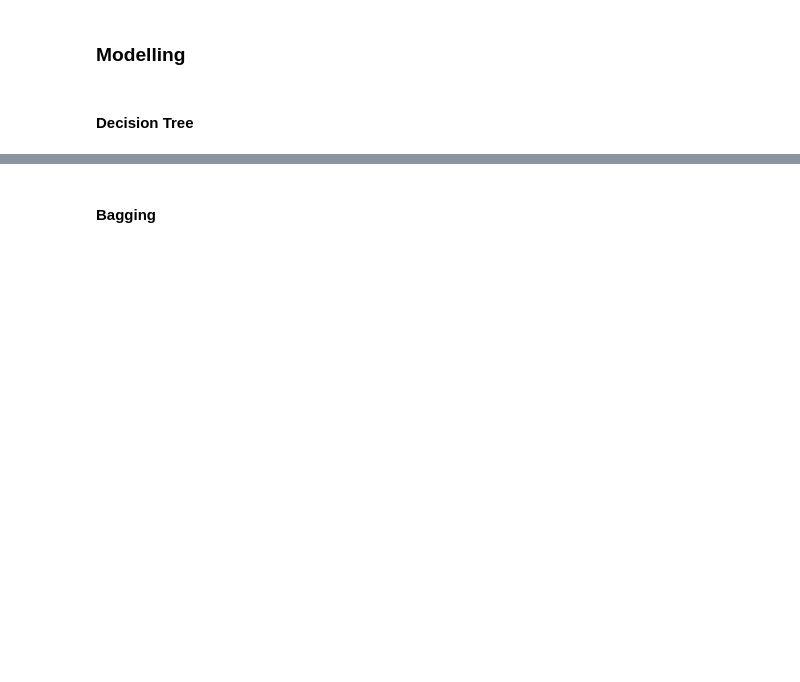
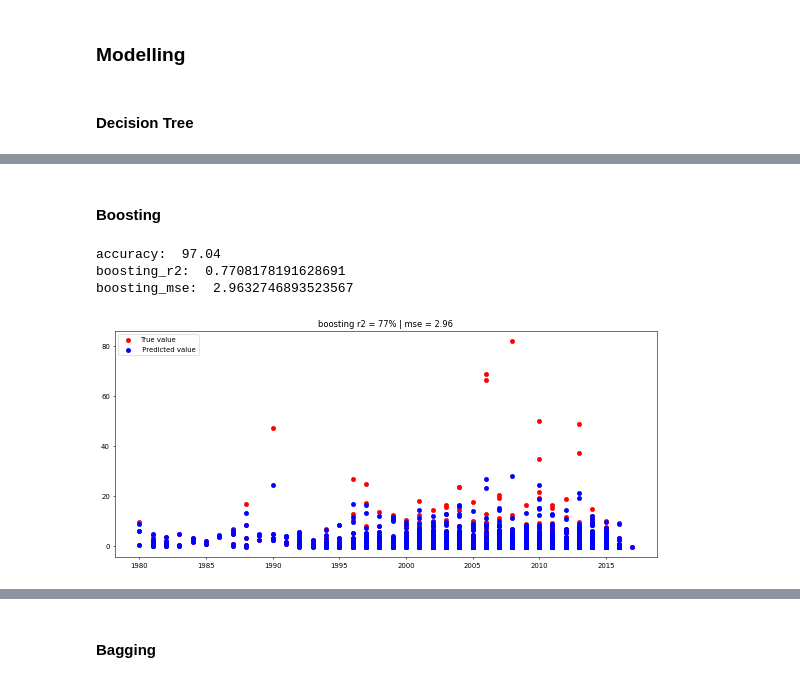
Before and after one commit to RageJohnny/algo_seminararbeit, a Jupyter notebook: TreeBased Models.ipynb, the cells around one changed output, grey strips where cells are left out. Drawn from its saved outputs; the diff is of its cells as text; code cells hidden in the pictures; blank space fills up the shorter version.

```diff
--- a/TreeBased Models.ipynb
+++ b/TreeBased Models.ipynb
@@ -291,0 +310,31 @@ plt.show()
+# %% [markdown]
+#### Boosting
+# %%
+#BoostingRegressor
+#y_train = y_train.values.ravel()
+boosting_model = GradientBoostingRegressor()
+boosting_model.fit(X_train_p, y_train_p)
+boosting_predict = boosting_model.predict(X_test_p)
+
+
+#Model Evaluation
+boosting_r2 = r2_score( y_test_p, boosting_predict)
+boosting_mse = mean_squared_error(y_test_p, boosting_predict)
+accuracy = round (100 - np.mean(boosting_mse),2)
+
+print("accuracy: ", accuracy)
+print("boosting_r2: ", boosting_r2)
+print("boosting_mse: ", boosting_mse)
+# %% [output]
+accuracy:  97.04
+boosting_r2:  0.7708178191628691
+boosting_mse:  2.9632746893523567
+# %%
+fig, ax = plt.subplots(figsize=(14,6), dpi=50)
+ax.scatter(y_test.index, y_test_p, label="True value", color="red")
+ax.scatter(y_test.index, boosting_predict , label=" Predicted value" , color="blue")
+plt.legend(loc='upper left')
+ax.set_title('boosting r2 = 77% | mse = 2.96')
+plt.show()
+# %% [output]
+[figure, added]
```
Also changed, not shown: parts of 48 cells of this notebook, 6 other files.
